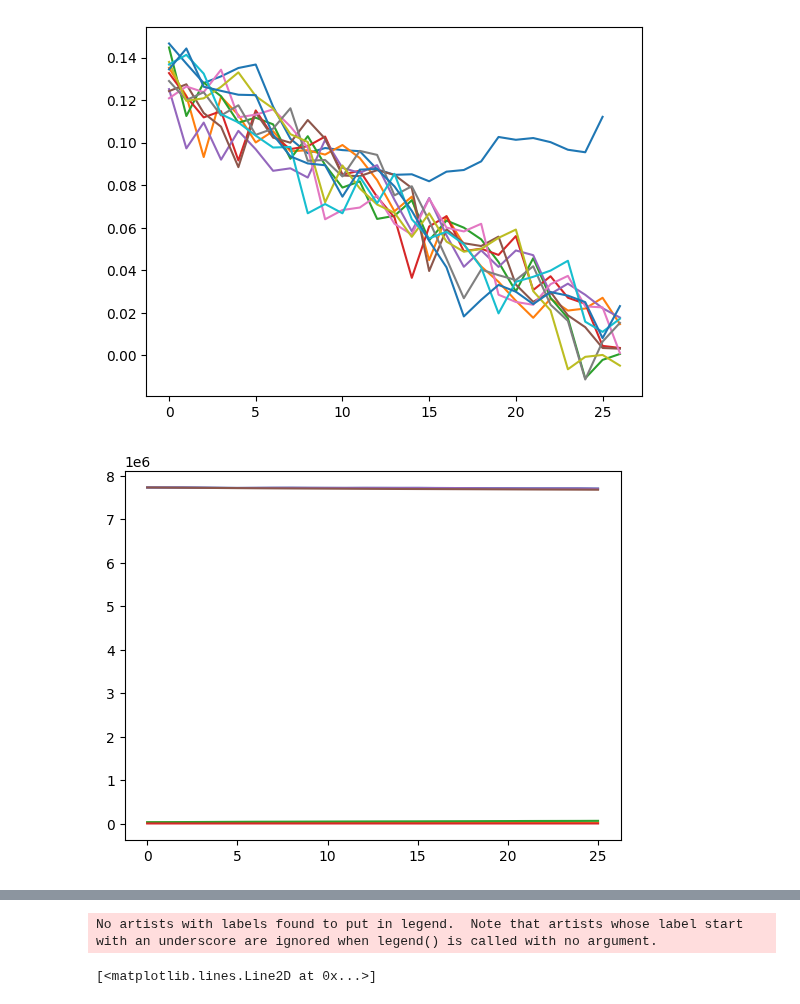
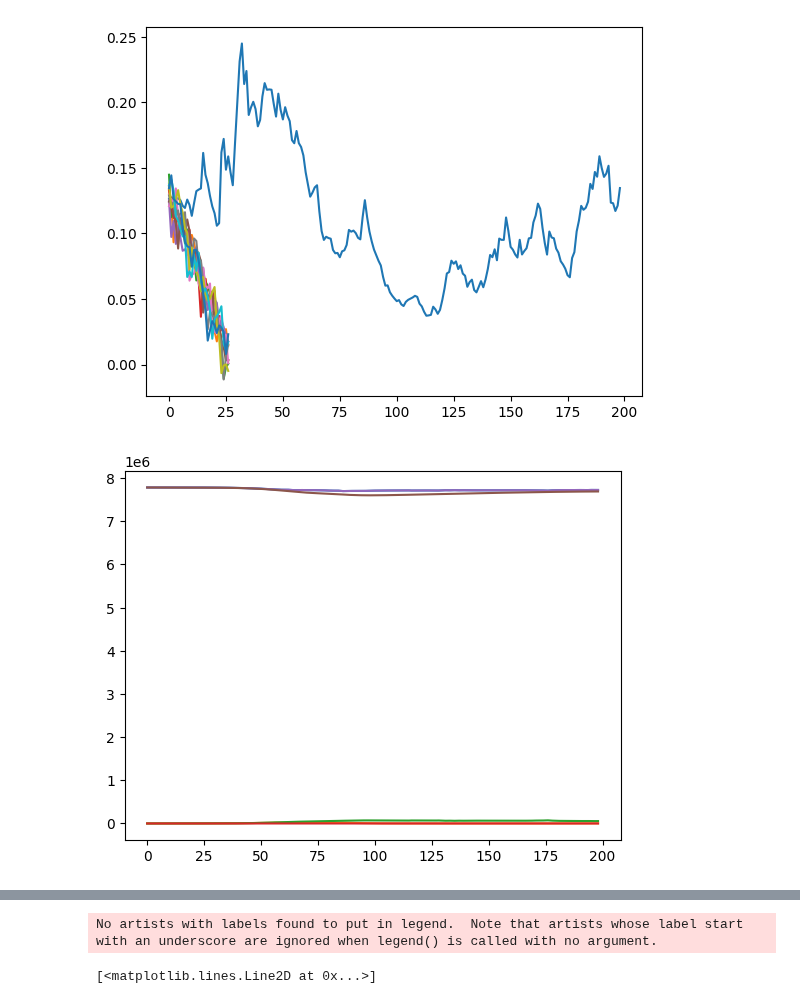
Before and after one commit to atiumcache/PF_forecast, a Jupyter notebook: juptyer notebooks/LSODA_forecasting.ipynb, the cells around one changed output, grey strips where cells are left out. Drawn from its saved outputs; the diff is of its cells as text; code cells hidden in the pictures.

```diff
--- a/juptyer notebooks/LSODA_forecasting.ipynb
+++ b/juptyer notebooks/LSODA_forecasting.ipynb
@@ -21,7 +21,7 @@ pf_beta = pd.read_csv('../datasets/average_beta.csv').to_numpy()
 pf_beta = np.delete(pf_beta,0,1).squeeze()
 
 
-t_span = [60,86]
+t_span = [0,199]
 
 plt.plot(pf_beta[t_span[0]:t_span[1]])
 #plt.plot([p_beta(t) for t in range(26)])
@@ -67,33 +67,38 @@ def beta(t):
     return pf_beta[t]
     #return 0.1
 
-y0 = np.concatenate((estimated_state[t_span[0]],observations[t_span[0]]))
+state = np.array([estimated_state[t_span[0] - t] for t in range(1)])
+
+state = np.mean(state,axis=0)
+
+
+y0 = np.concatenate((state,observations[t_span[0]]))
 
 par={
 "beta":beta,
 "gamma":0.06,
 "hosp":10,
 "L":90,
 "D":10}
 
 sol =  solve_ivp(fun=lambda t,z: RHS_H(t,z,par),
                     #jac=lambda t,z:Jacobian(t,z,par),
                     t_span=t_span,
                     t_eval= np.linspace(t_span[0],t_span[1],num=round(t_span[1] - t_span[0])),
                     y0=y0,
                     method='RK45')
 
 
 labels = ['S','I','R','H']
 plt.plot(estimated_state[t_span[0]:t_span[1]],label = labels)
 for i in range(4):
     plt.plot(estimated_state[t_span[0]:t_span[1],i],label = labels)
     plt.plot(sol.y[i,:])
     plt.show()
 plt.legend()
 
 plt.plot(np.diff(sol.y[4,:]))
 plt.plot(observations[t_span[0]:t_span[1]])
 # %% [output]
-[figure, old version]
+[figure, new version]
-[figure, old version]
+[figure, new version]
```
Also changed, not shown: parts of 1 cell of this notebook.
